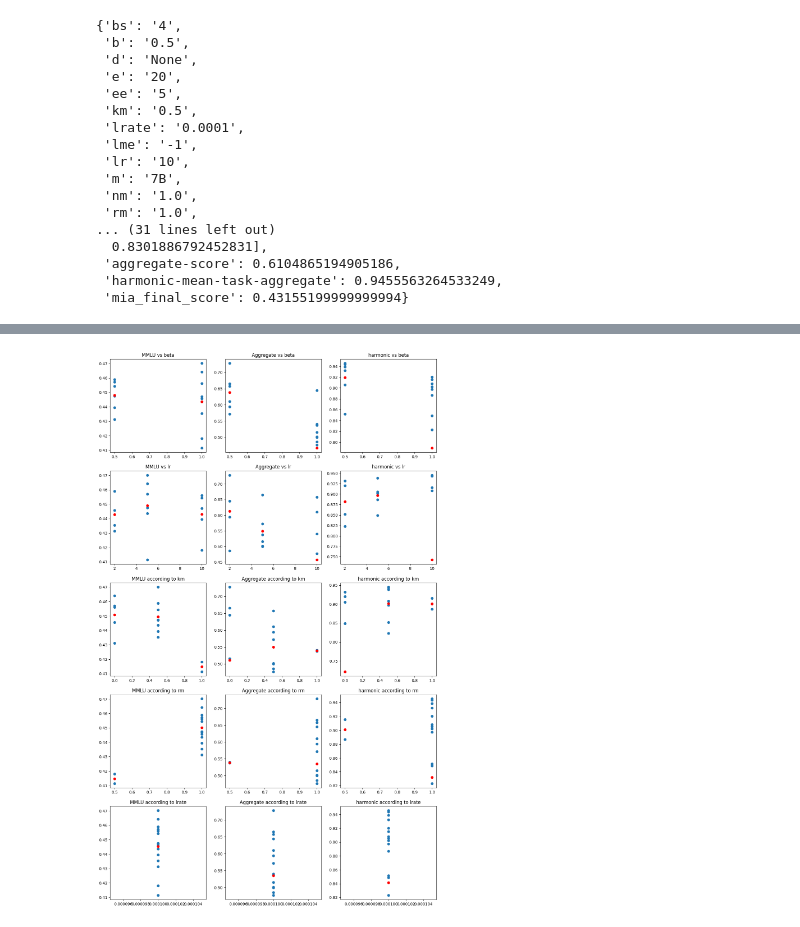
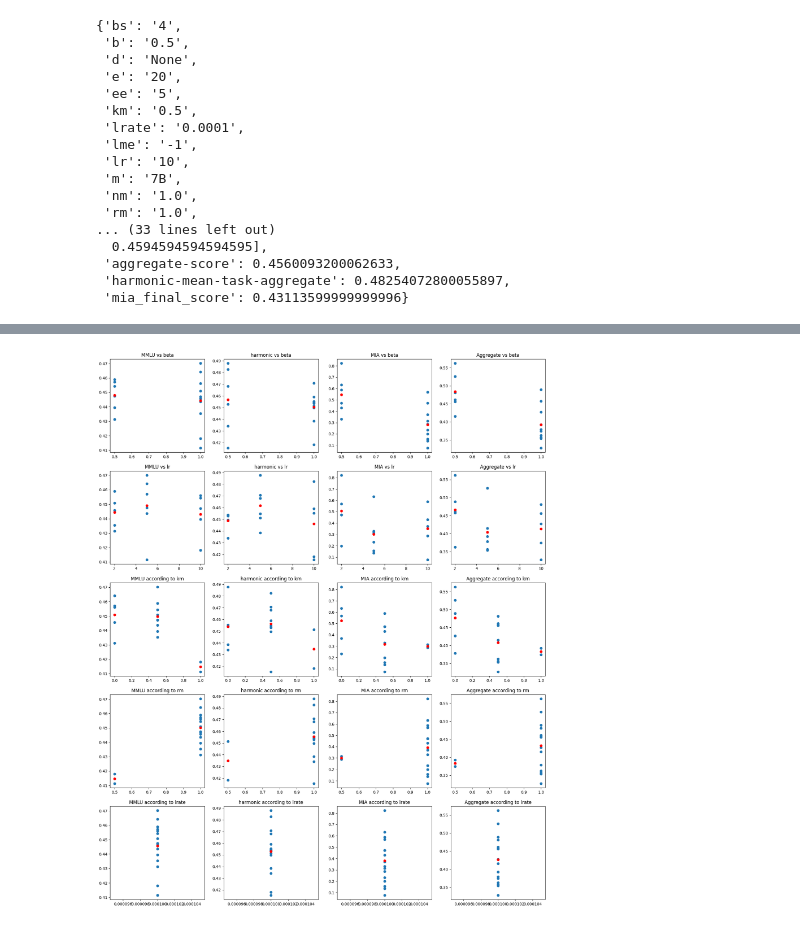
Before and after one commit to XelfXendr/peft_unlearning, a Jupyter notebook: jupyter/eval_results.ipynb, the cells around one changed output, grey strips where cells are left out. Cells and saved outputs as stored; diff of their text form; code cells hidden in the pictures.

```diff
--- a/jupyter/eval_results.ipynb
+++ b/jupyter/eval_results.ipynb
@@ -14,13 +15,17 @@ import math
 # collect all of the data
 
 # for unlearn.py-params file in llm_thesislogs:
+logsdir = "llm_thesis_logs"
 data = []
 
-for exp_dir in (f.path for f in os.scandir('results/llm_thesis_logs') if f.is_dir()):
-    params = [(x.split('=')[0],x.split('=')[1]) for x in re.findall('[a-z]+=[a-zA-Z0-9\.-]+', exp_dir)]
-    params[6] = ('lrate', params[6][1])
-    params = {x[0]:x[1] for x in params}
-    with open(exp_dir + '/evaluation_results.jsonl') as f:
+for exp_dir in (f.path for f in os.scandir(logsdir) if f.is_dir()):
+    params = [
+        (x.split("=")[0], x.split("=")[1])
+        for x in re.findall("[a-z]+=[a-zA-Z0-9\.-]+", exp_dir)
+    ]
+    params[6] = ("lrate", params[6][1])
+    params = {x[0]: x[1] for x in params}
+    with open(exp_dir + "/evaluation_results.jsonl") as f:
         results = json.load(f)
     joined = {**params, **results}
     data.append(joined)
@@ -39,44 +44,54 @@ data[0]
  'm': '7B',
  'nm': '1.0',
  'rm': '1.0',
-... (31 lines left out)
-  0.8301886792452831],
- 'aggregate-score': 0.6104865194905186,
- 'harmonic-mean-task-aggregate': 0.9455563264533249,
- 'mia_final_score': 0.43155199999999994}
+... (33 lines left out)
+  0.4594594594594595],
+ 'aggregate-score': 0.4560093200062633,
+ 'harmonic-mean-task-aggregate': 0.48254072800055897,
+ 'mia_final_score': 0.43113599999999996}
 # %%
-dataf = [d for d in data if d['e'] != '0' and d['lrate'] != '2e-05']
+dataf = [d for d in data if d["e"] != "0" and d['lrate'] == '0.0001']
+
 
 def data_to_axs(data, param, value, ax: plt.Axes, title):
     ax.scatter([float(x[param]) for x in data], [x[value] for x in data], zorder=1)
     for p in set([float(x[param]) for x in data]):
-        mean = numpy.mean([x[value] if not math.isnan(x[value]) else 0. for x in data if float(x[param]) == p])
-        ax.scatter([p], [mean], c='r', zorder=1000)
+        mean = numpy.mean(
+            [
+                x[value] if not math.isnan(x[value]) else 0.0
+                for x in data
+                if float(x[param]) == p
+            ]
+        )
+        ax.scatter([p], [mean], c="r", zorder=1000)
     ax.set_title(title)
 
-fig, axs = plt.subplots(5, 3, figsize=(15, 25))
+
+fig, axs = plt.subplots(5, 4, figsize=(20, 25))
 
 
-data_to_axs(dataf, 'b', 'mmlu_average', axs[0,0], 'MMLU vs beta')
-data_to_axs(dataf, 'b', 'aggregate-score', axs[0, 1], 'Aggregate vs beta')
-data_to_axs(dataf, 'b', 'harmonic-mean-task-aggregate', axs[0,2], 'harmonic vs beta')
+data_to_axs(dataf, "b", "mmlu_average", axs[0, 0], "MMLU vs beta")
+data_to_axs(dataf, "b", "harmonic-mean-task-aggregate", axs[0, 1], "harmonic vs beta")
+data_to_axs(dataf, "b", "mia_final_score", axs[0, 2], "MIA vs beta")
+data_to_axs(dataf, "b", "aggregate-score", axs[0, 3], "Aggregate vs beta")
 
-data_to_axs(dataf, 'lr', 'mmlu_average', axs[1,0], 'MMLU vs lr')
-data_to_axs(dataf, 'lr', 'aggregate-score', axs[1,1], 'Aggregate vs lr')
-data_to_axs(dataf, 'lr', 'harmonic-mean-task-aggregate', axs[1,2], 'harmonic vs lr')
+data_to_axs(dataf, "lr", "mmlu_average", axs[1, 0], "MMLU vs lr")
+data_to_axs(dataf, "lr", "harmonic-mean-task-aggregate", axs[1, 1], "harmonic vs lr")
+data_to_axs(dataf, "lr", "mia_final_score", axs[1, 2], "MIA vs lr")
+data_to_axs(dataf, "lr", "aggregate-score", axs[1, 3], "Aggregate vs lr")
 
-data_to_axs(dataf, 'km', 'mmlu_average', axs[2,0], 'MMLU according to km')
-data_to_axs(dataf, 'km', 'aggregate-score', axs[2,1], 'Aggregate according to km')
-data_to_axs(dataf, 'km', 'harmonic-mean-task-aggregate', axs[2,2], 'harmonic according to km')
+data_to_axs(dataf, "km", "mmlu_average", axs[2, 0], "MMLU according to km")
+data_to_axs(dataf, "km", "harmonic-mean-task-aggregate", axs[2, 1], "harmonic according to km")
+data_to_axs(dataf, "km", "mia_final_score", axs[2, 2], "MIA according to km")
+data_to_axs(dataf, "km", "aggregate-score", axs[2, 3], "Aggregate according to km")
 
-data_to_axs(dataf, 'rm', 'mmlu_average', axs[3,0], 'MMLU according to rm')
-data_to_axs(dataf, 'rm', 'aggregate-score', axs[3,1], 'Aggregate according to rm')
-data_to_axs(dataf, 'rm', 'harmonic-mean-task-aggregate', axs[3,2], 'harmonic according to rm')
+data_to_axs(dataf, "rm", "mmlu_average", axs[3, 0], "MMLU according to rm")
+data_to_axs(dataf, "rm", "harmonic-mean-task-aggregate", axs[3, 1], "harmonic according to rm")
+data_to_axs(dataf, "rm", "mia_final_score", axs[3, 2], "MIA according to rm")
+data_to_axs(dataf, "rm", "aggregate-score", axs[3, 3], "Aggregate according to rm")
 
-data_to_axs(dataf, 'lrate', 'mmlu_average', axs[4,0], 'MMLU according to lrate')
-data_to_axs(dataf, 'lrate', 'aggregate-score', axs[4,1], 'Aggregate according to lrate')
-data_to_axs(dataf, 'lrate', 'harmonic-mean-task-aggregate', axs[4,2], 'harmonic according to lrate')
-
-
-#
+data_to_axs(dataf, "lrate", "mmlu_average", axs[4, 0], "MMLU according to lrate")
+data_to_axs(dataf, "lrate", "harmonic-mean-task-aggregate", axs[4, 1], "harmonic according to lrate", )
+data_to_axs(dataf, "lrate", "mia_final_score", axs[4, 2], "MIA according to lrate")
+data_to_axs(dataf, "lrate", "aggregate-score", axs[4, 3], "Aggregate according to lrate")
 # %% [output]
@@ -100,3 +98,3 @@ data_to_axs(dataf, 'lrate', 'harmonic-mean-task-aggregate', axs[4,2], 'harmonic
-[figure, old version]
+[figure, new version]
 # %%
 # best params on validation score:
```
Also changed, not shown: parts of 3 cells of this notebook.
